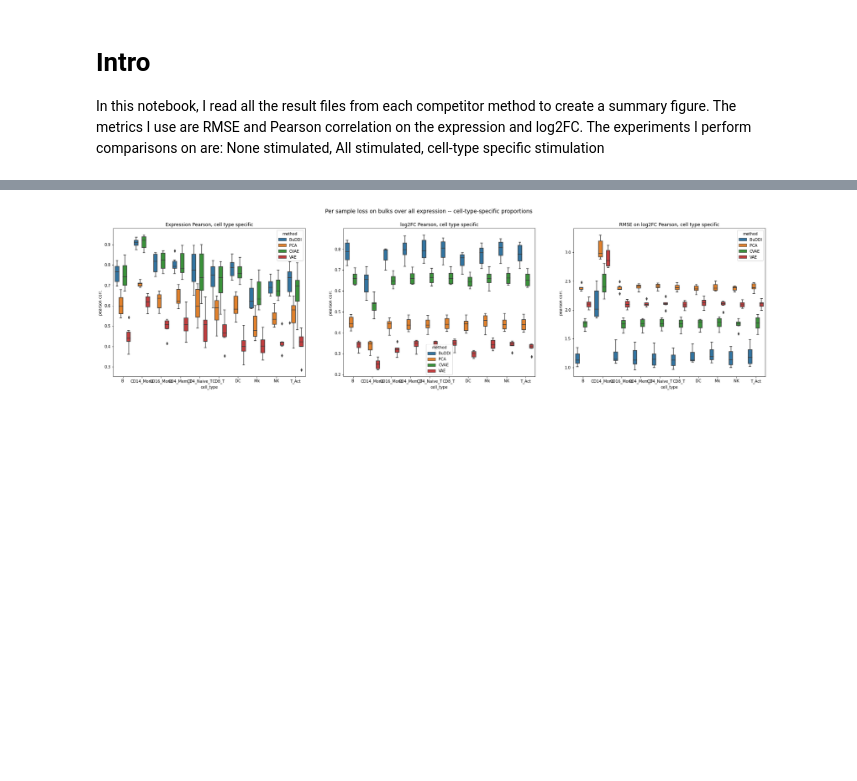
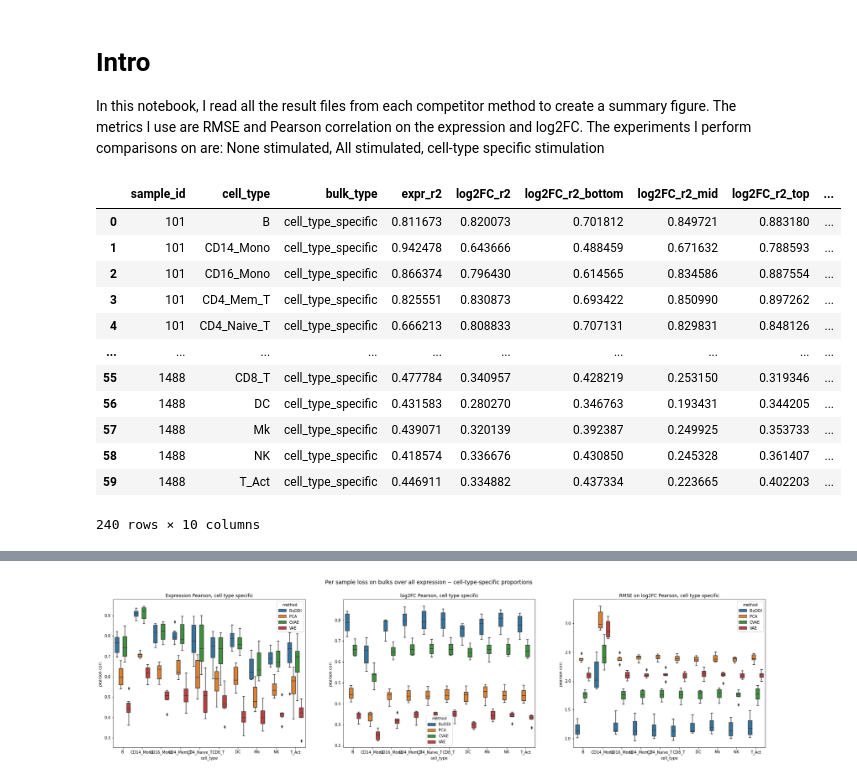
Before and after one commit to greenelab/sc_bulk_ood, a Jupyter notebook: exploratory_experiments/compare_kang_corr.ipynb, the cells around one changed output, grey strips where cells are left out. Cells and saved outputs as stored; diff of their text form; code cells hidden in the pictures; blank space fills up the shorter version.

```diff
--- a/exploratory_experiments/compare_kang_corr.ipynb
+++ b/exploratory_experiments/compare_kang_corr.ipynb
@@ -67,3 +67,19 @@ cvae_df["method"] = ["CVAE"]*cvae_df.shape[0]
 vae_df["method"] = ["VAE"]*vae_df.shape[0]
 
 plot_df = pd.concat([buddi_df, pca_df, cvae_df, vae_df])
+# %%
+plot_df
+# %% [output]
+|  | sample_id | cell_type | bulk_type | expr_r2 | log2FC_r2 | log2FC_r2_bottom | log2FC_r2_mid | log2FC_r2_top | ... |
+| 0 | 101 | B | cell_type_specific | 0.811673 | 0.820073 | 0.701812 | 0.849721 | 0.883180 | ... |
+| 1 | 101 | CD14_Mono | cell_type_specific | 0.942478 | 0.643666 | 0.488459 | 0.671632 | 0.788593 | ... |
+| 2 | 101 | CD16_Mono | cell_type_specific | 0.866374 | 0.796430 | 0.614565 | 0.834586 | 0.887554 | ... |
+| 3 | 101 | CD4_Mem_T | cell_type_specific | 0.825551 | 0.830873 | 0.693422 | 0.850990 | 0.897262 | ... |
+| 4 | 101 | CD4_Naive_T | cell_type_specific | 0.666213 | 0.808833 | 0.707131 | 0.829831 | 0.848126 | ... |
+| ... | ... | ... | ... | ... | ... | ... | ... | ... | ... |
+| 55 | 1488 | CD8_T | cell_type_specific | 0.477784 | 0.340957 | 0.428219 | 0.253150 | 0.319346 | ... |
+| 56 | 1488 | DC | cell_type_specific | 0.431583 | 0.280270 | 0.346763 | 0.193431 | 0.344205 | ... |
+| 57 | 1488 | Mk | cell_type_specific | 0.439071 | 0.320139 | 0.392387 | 0.249925 | 0.353733 | ... |
+| 58 | 1488 | NK | cell_type_specific | 0.418574 | 0.336676 | 0.430850 | 0.245328 | 0.361407 | ... |
+| 59 | 1488 | T_Act | cell_type_specific | 0.446911 | 0.334882 | 0.437334 | 0.223665 | 0.402203 | ... |
+240 rows × 10 columns
```
Also changed, not shown: parts of 3 cells of this notebook, 17 other files.
